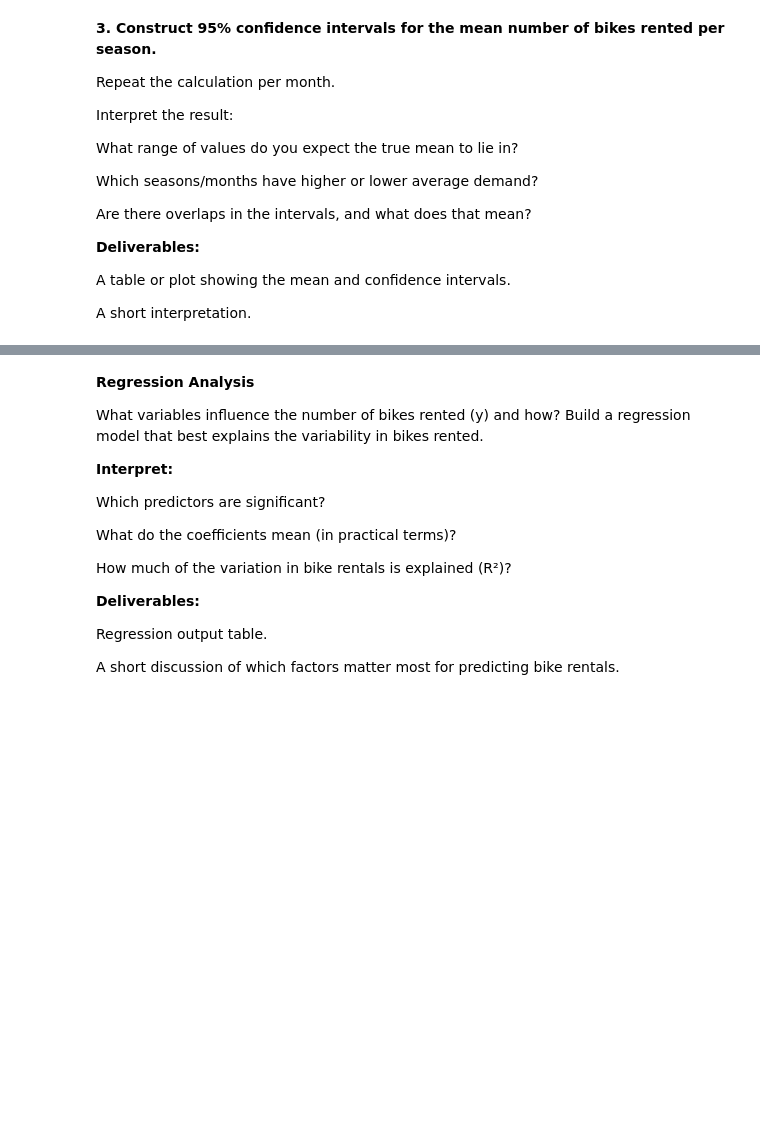
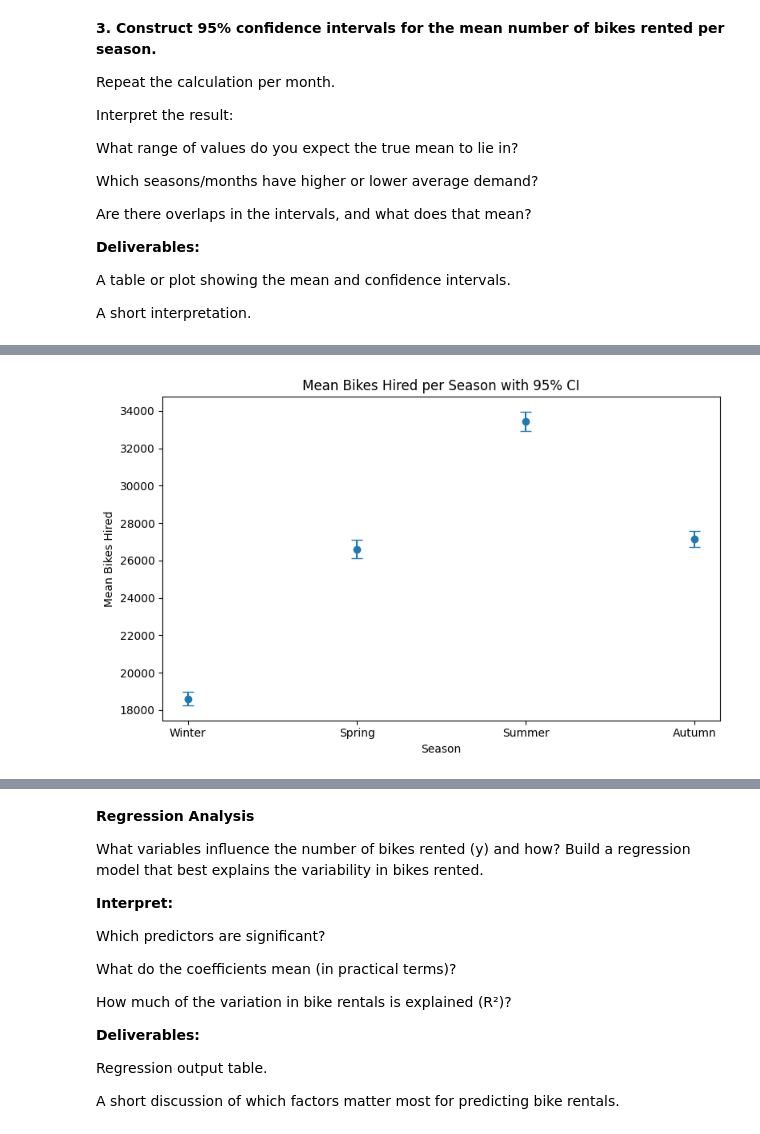
Before and after one commit to jonahpaige/Jonah_repository, a Jupyter notebook: Data/Session 3 Solutions-20250918/Group_Project.ipynb, the cells around one changed output, grey strips where cells are left out. Saved outputs shown, nothing was run; the diff lists cells and outputs as text; code cells hidden in the pictures; blank space fills up the shorter version.

```diff
--- a/Data/Session 3 Solutions-20250918/Group_Project.ipynb
+++ b/Data/Session 3 Solutions-20250918/Group_Project.ipynb
@@ -339,51 +305,68 @@ print(f"P-value: {p_value:.4f}")
 # %%
-# 95% confidence intervals for mean bikes rented per season and per month
+import numpy as np
+import pandas as pd
+from scipy import stats
+import matplotlib.pyplot as plt
 
-def mean_ci(series):
-    n = series.count()
-    mean = series.mean()
-    std = series.std()
-    se = std / np.sqrt(n)
-    ci = stats.t.interval(0.95, n-1, loc=mean, scale=se)
-    return pd.Series({'mean': mean, 'lower': ci[0], 'upper': ci[1], 'n': n})
+# --- Helper to build CIs from summary stats ---
+def add_ci(df):
+    df = df.copy()
+    df['se'] = df['std'] / np.sqrt(df['n'])
+    df['tcrit'] = stats.t.ppf(0.975, df['n'] - 1)
+    df['lower'] = df['mean'] - df['tcrit'] * df['se']
+    df['upper'] = df['mean'] + df['tcrit'] * df['se']
+    return df
 
-# Per season
-season_stats_long = bikes.groupby('season')['bikes_hired'].apply(mean_ci).reset_index()
-# Pivot to wide format
-season_stats = season_stats_long.pivot(index='season', columns='level_1', values='bikes_hired').reset_index()
+# ---------- Per season ----------
+season_summary = (
+    bikes.groupby('season', observed=True)['bikes_hired']
+            .agg(mean='mean', n='count', std='std')
+            .reset_index()
+    .pipe(add_ci)
+)
+
 print("Seasonal mean and 95% CI:")
-print(season_stats)
+print(season_summary[['season','lower','mean','n','upper']])
 
-# Per month
-month_stats_long = bikes.groupby('month_name')['bikes_hired'].apply(mean_ci).reset_index()
-# Pivot to wide format
-month_stats = month_stats_long.pivot(index='month_name', columns='level_1', values='bikes_hired').reset_index()
-# To order months correctly
-month_stats['month_num'] = pd.to_datetime(month_stats['month_name'], format='%B').dt.month
-month_stats = month_stats.sort_values('month_num')
+# ---------- Per month ----------
+month_summary = (
+    bikes.groupby(['month','month_name'], observed=True)['bikes_hired']
+            .agg(mean='mean', n='count', std='std')
+            .reset_index()
+    .pipe(add_ci)
+    .sort_values('month')
+)
 
 print("\nMonthly mean and 95% CI:")
-print(month_stats[['month_name', 'mean', 'lower', 'upper', 'n']])
+print(month_summary[['month_name','mean','lower','upper','n']])
 
-# Plot: Mean and CI per season
-plt.figure(figsize=(8, 5))
-plt.errorbar(season_stats['season'], season_stats['mean'],
-             yerr=[season_stats['mean']-season_stats['lower'], season_stats['upper']-season_stats['mean']],
-             fmt='o', capsize=5)
+# ---------- Plots ----------
+# Season plot
+plt.figure(figsize=(8,5))
+yerr = np.vstack([
+    season_summary['mean'] - season_summary['lower'],
+    season_summary['upper'] - season_summary['mean']
+])
+plt.errorbar(season_summary['season'], season_summary['mean'],
+                yerr=yerr, fmt='o', capsize=5)
 plt.title('Mean Bikes Hired per Season with 95% CI')
 plt.ylabel('Mean Bikes Hired')
 plt.xlabel('Season')
 plt.tight_layout()
 plt.show()
 
-# Plot: Mean and CI per month
-plt.figure(figsize=(10, 5))
-plt.errorbar(month_stats['month_name'], month_stats['mean'],
-             yerr=[month_stats['mean']-month_stats['lower'], month_stats['upper']-month_stats['mean']],
-             fmt='o', capsize=5)
+# Month plot
+plt.figure(figsize=(10,5))
+yerr_m = np.vstack([
+    month_summary['mean'] - month_summary['lower'],
+    month_summary['upper'] - month_summary['mean']
+])
+plt.errorbar(month_summary['month_name'], month_summary['mean'],
+                yerr=yerr_m, fmt='o', capsize=5)
 plt.title('Mean Bikes Hired per Month with 95% CI')
 plt.ylabel('Mean Bikes Hired')
 plt.xlabel('Month')
 plt.xticks(rotation=45)
 plt.tight_layout()
 plt.show()
+# %% [output]
@@ -389,0 +390 @@ plt.show()
+[figure, added]
```
Also changed, not shown: parts of 7 cells of this notebook.
